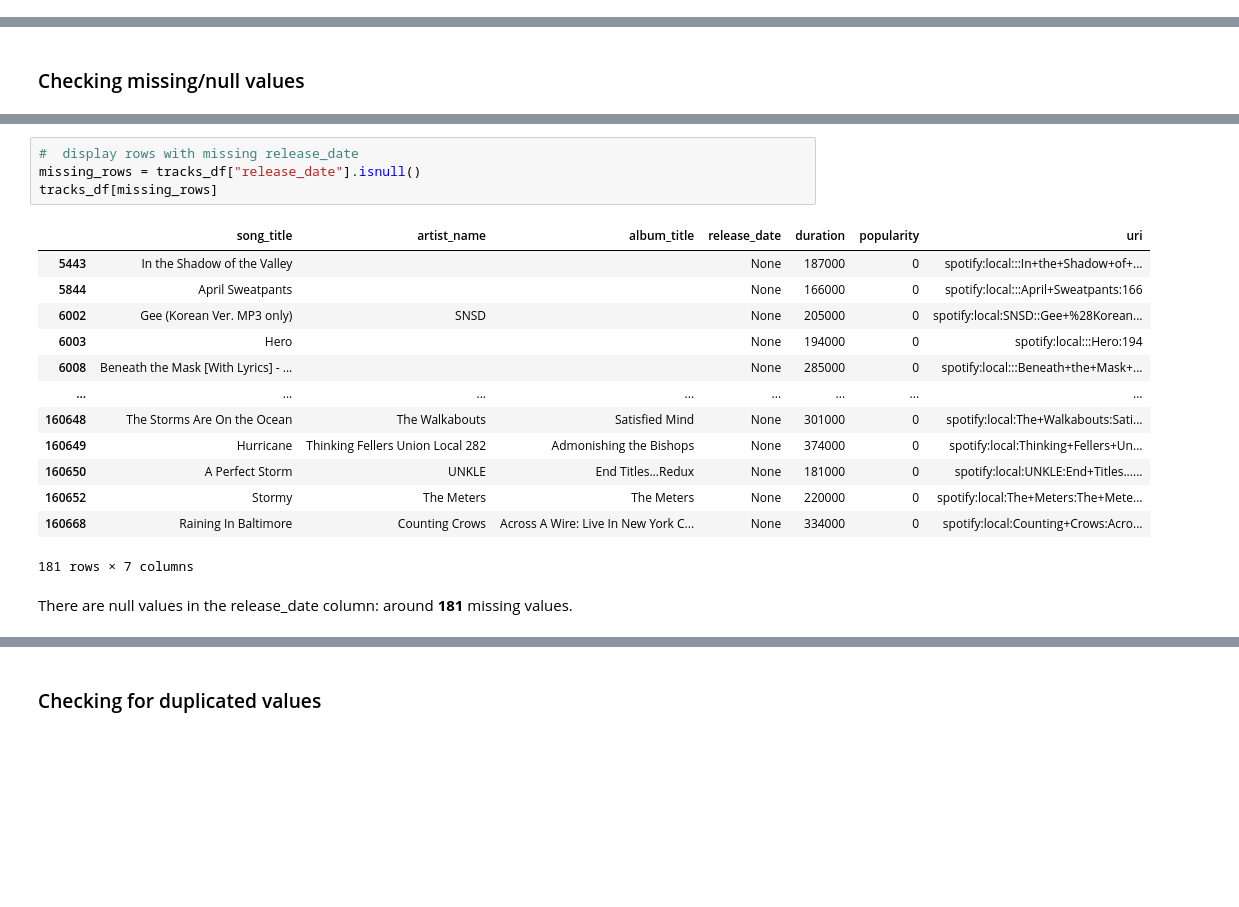
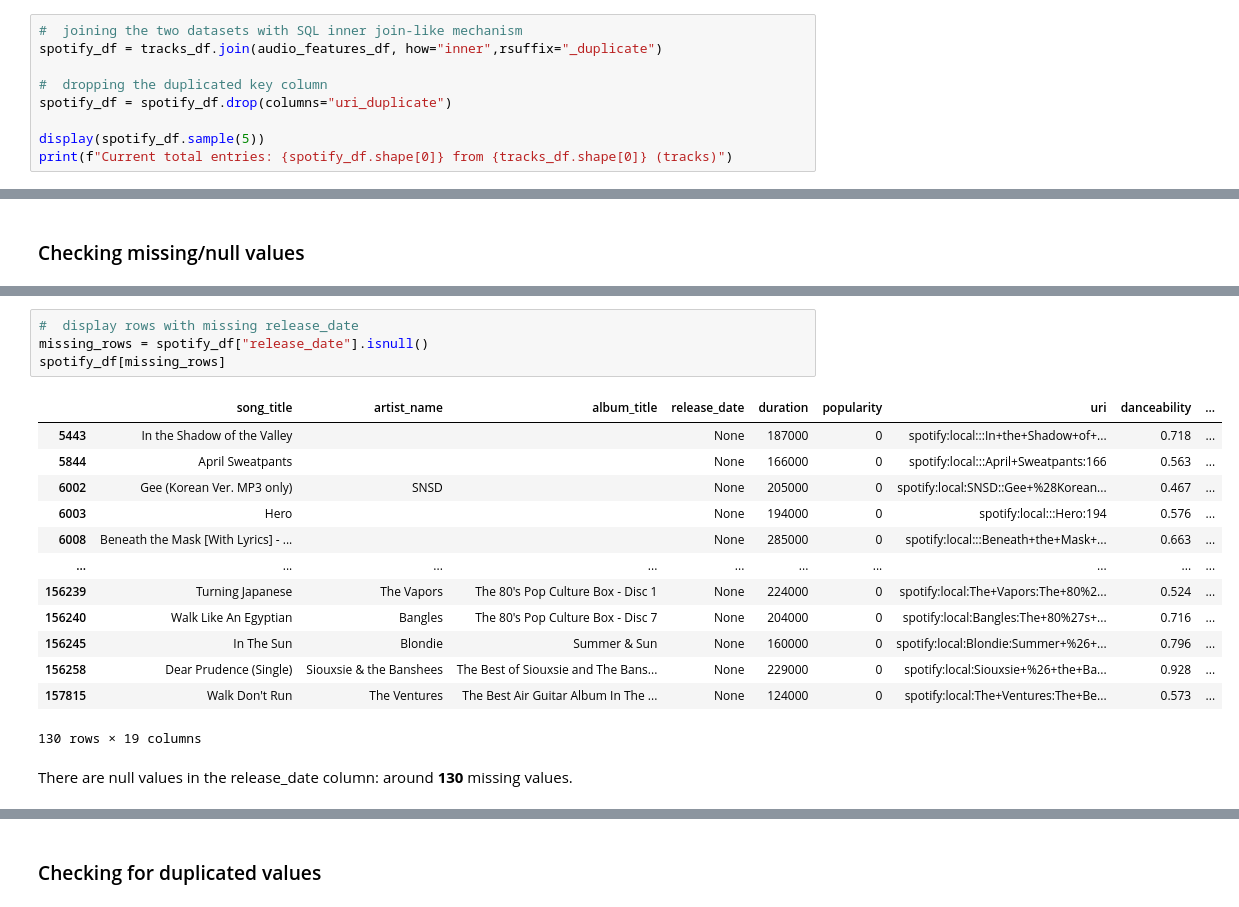
Before and after one commit to dapniii/DATA102-Spotify-Recommendation-System, a Jupyter notebook: main_project.ipynb, the cells around one changed output, grey strips where cells are left out. Cells and saved outputs as stored; diff of their text form; blank space fills up the shorter version.

```diff
--- a/main_project.ipynb
+++ b/main_project.ipynb
@@ -50,0 +63,9 @@ audio_features_df.sample(10)
+# %%
+#  joining the two datasets with SQL inner join-like mechanism
+spotify_df = tracks_df.join(audio_features_df, how="inner",rsuffix="_duplicate")
+
+#  dropping the duplicated key column
+spotify_df = spotify_df.drop(columns="uri_duplicate")
+
+display(spotify_df.sample(5))
+print(f"Current total entries: {spotify_df.shape[0]} from {tracks_df.shape[0]} (tracks)")
@@ -105,20 +137,20 @@ msno.matrix(tracks_df, figsize=(10,5))
 # %%
 #  display rows with missing release_date
-missing_rows = tracks_df["release_date"].isnull()
-tracks_df[missing_rows]
+missing_rows = spotify_df["release_date"].isnull()
+spotify_df[missing_rows]
 # %% [output]
-|  | song_title | artist_name | album_title | release_date | duration | popularity | uri |
-| 5443 | In the Shadow of the Valley |  |  | None | 187000 | 0 | spotify:local:::In+the+Shadow+of+... |
-| 5844 | April Sweatpants |  |  | None | 166000 | 0 | spotify:local:::April+Sweatpants:166 |
-| 6002 | Gee (Korean Ver. MP3 only) | SNSD |  | None | 205000 | 0 | spotify:local:SNSD::Gee+%28Korean... |
-| 6003 | Hero |  |  | None | 194000 | 0 | spotify:local:::Hero:194 |
-| 6008 | Beneath the Mask [With Lyrics] - ... |  |  | None | 285000 | 0 | spotify:local:::Beneath+the+Mask+... |
-| ... | ... | ... | ... | ... | ... | ... | ... |
-| 160648 | The Storms Are On the Ocean | The Walkabouts | Satisfied Mind | None | 301000 | 0 | spotify:local:The+Walkabouts:Sati... |
-| 160649 | Hurricane | Thinking Fellers Union Local 282 | Admonishing the Bishops | None | 374000 | 0 | spotify:local:Thinking+Fellers+Un... |
-| 160650 | A Perfect Storm | UNKLE | End Titles...Redux | None | 181000 | 0 | spotify:local:UNKLE:End+Titles...... |
-| 160652 | Stormy | The Meters | The Meters | None | 220000 | 0 | spotify:local:The+Meters:The+Mete... |
-| 160668 | Raining In Baltimore | Counting Crows | Across A Wire: Live In New York C... | None | 334000 | 0 | spotify:local:Counting+Crows:Acro... |
+|  | song_title | artist_name | album_title | release_date | duration | popularity | uri | danceability | ... |
+| 5443 | In the Shadow of the Valley |  |  | None | 187000 | 0 | spotify:local:::In+the+Shadow+of+... | 0.718 | ... |
+| 5844 | April Sweatpants |  |  | None | 166000 | 0 | spotify:local:::April+Sweatpants:166 | 0.563 | ... |
+| 6002 | Gee (Korean Ver. MP3 only) | SNSD |  | None | 205000 | 0 | spotify:local:SNSD::Gee+%28Korean... | 0.467 | ... |
+| 6003 | Hero |  |  | None | 194000 | 0 | spotify:local:::Hero:194 | 0.576 | ... |
+| 6008 | Beneath the Mask [With Lyrics] - ... |  |  | None | 285000 | 0 | spotify:local:::Beneath+the+Mask+... | 0.663 | ... |
+| ... | ... | ... | ... | ... | ... | ... | ... | ... | ... |
+| 156239 | Turning Japanese | The Vapors | The 80's Pop Culture Box - Disc 1 | None | 224000 | 0 | spotify:local:The+Vapors:The+80%2... | 0.524 | ... |
+| 156240 | Walk Like An Egyptian | Bangles | The 80's Pop Culture Box - Disc 7 | None | 204000 | 0 | spotify:local:Bangles:The+80%27s+... | 0.716 | ... |
+| 156245 | In The Sun | Blondie | Summer & Sun | None | 160000 | 0 | spotify:local:Blondie:Summer+%26+... | 0.796 | ... |
+| 156258 | Dear Prudence (Single) | Siouxsie & the Banshees | The Best of Siouxsie and The Bans... | None | 229000 | 0 | spotify:local:Siouxsie+%26+the+Ba... | 0.928 | ... |
+| 157815 | Walk Don't Run | The Ventures | The Best Air Guitar Album In The ... | None | 124000 | 0 | spotify:local:The+Ventures:The+Be... | 0.573 | ... |
-181 rows × 7 columns
+130 rows × 19 columns
 # %% [markdown]
-There are null values in the release_date column: around <b>181</b> missing values.
+There are null values in the release_date column: around <b>130</b> missing values.
```
Also changed, not shown: parts of 44 cells of this notebook.
